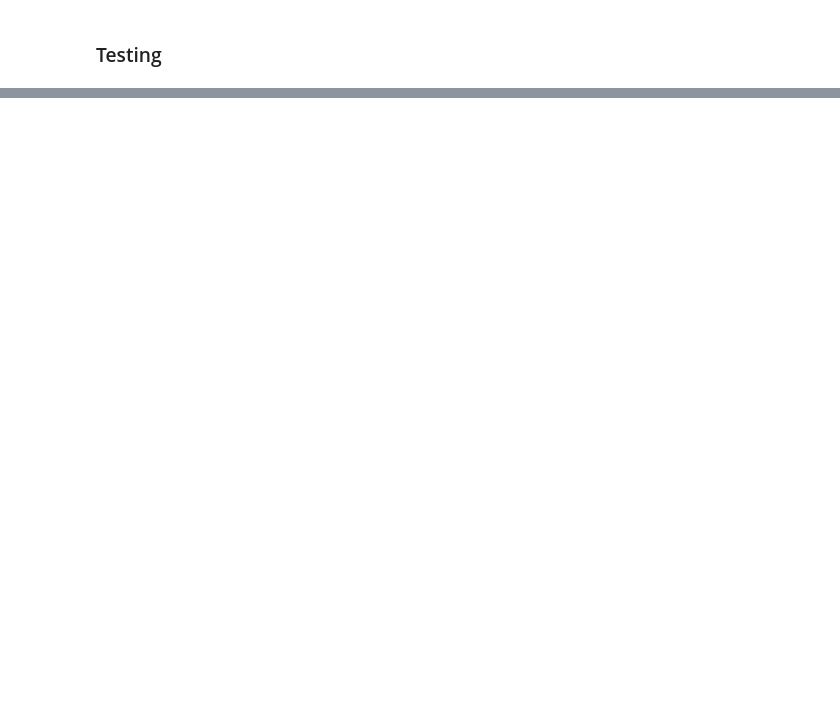
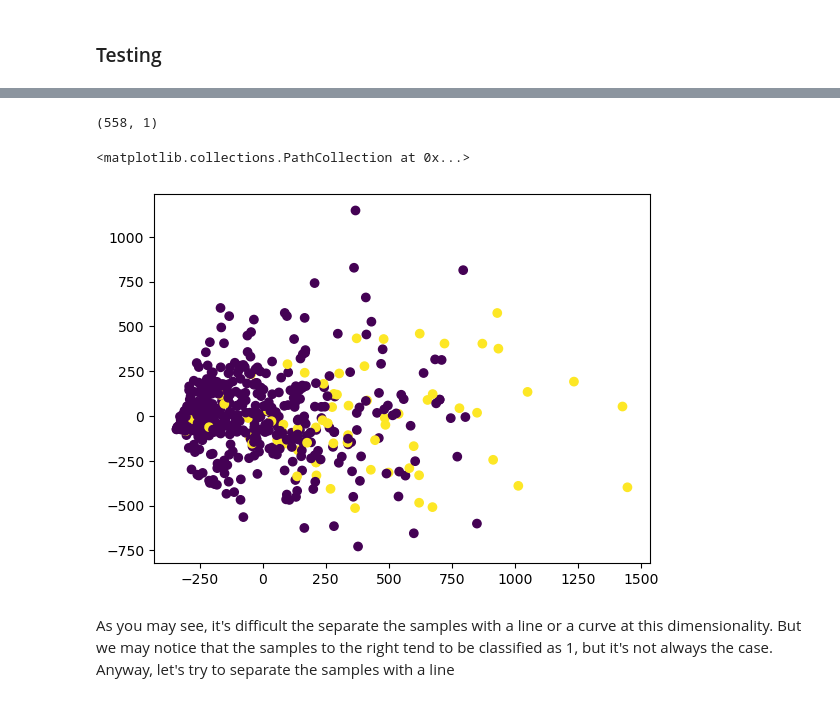
Before and after one commit to datapaf/PracticalAI, a Jupyter notebook: ClassificationSMS/PAI_Homework_3.ipynb, the cells around one changed output, grey strips where cells are left out. Saved outputs shown, nothing was run; the diff lists cells and outputs as text; code cells hidden in the pictures; blank space fills up the shorter version.

```diff
--- a/ClassificationSMS/PAI_Homework_3.ipynb
+++ b/ClassificationSMS/PAI_Homework_3.ipynb
@@ -204,0 +207,16 @@ False - b"Well, i'm glad you didn't find it totally disagreeable ... Lol"
+# %%
+# assign ids to words and compose vectors
+def vectorize_text(text):
+    return model.layers[0](text)
+# %%
+# get predictions from the input vectors
+def predict_from_vector(vector):
+    res = vector
+    for i in range(1, len(model.layers)):
+        res = model.layers[i](res)
+    # binary res
+    return np.where(res > 0, 1, 0)
+# %%
+# compute vectors from the testing text
+vectors = vectorize_text(X_test.to_numpy())
+vectors
@@ -204,0 +232,20 @@ False - b"Well, i'm glad you didn't find it totally disagreeable ... Lol"
+# %%
+# get predictions for the testing text
+predictions = predict_from_vector(vectors)
+predictions.shape
+# %% [output]
+(558, 1)
+# %%
+# reduce dimensionality of vectors with pca
+from sklearn.decomposition import PCA
+pca = PCA(n_components=2)
+pca.fit(vectors)
+vectors = pca.transform(vectors)
+
+# plot vectors
+plt.scatter(vectors[:, 0], vectors[:, 1], c=predictions)
+# %% [output]
+<matplotlib.collections.PathCollection at 0x...>
+[figure, added]
+# %% [markdown]
+As you may see, it's difficult the separate the samples with a line or a curve at this dimensionality. But we may notice that the samples to the right tend to be classified as 1, but it's not always the case. Anyway, let's try to separate the samples with a line
```
Also changed, not shown: parts of 23 cells of this notebook, 3 other files.
